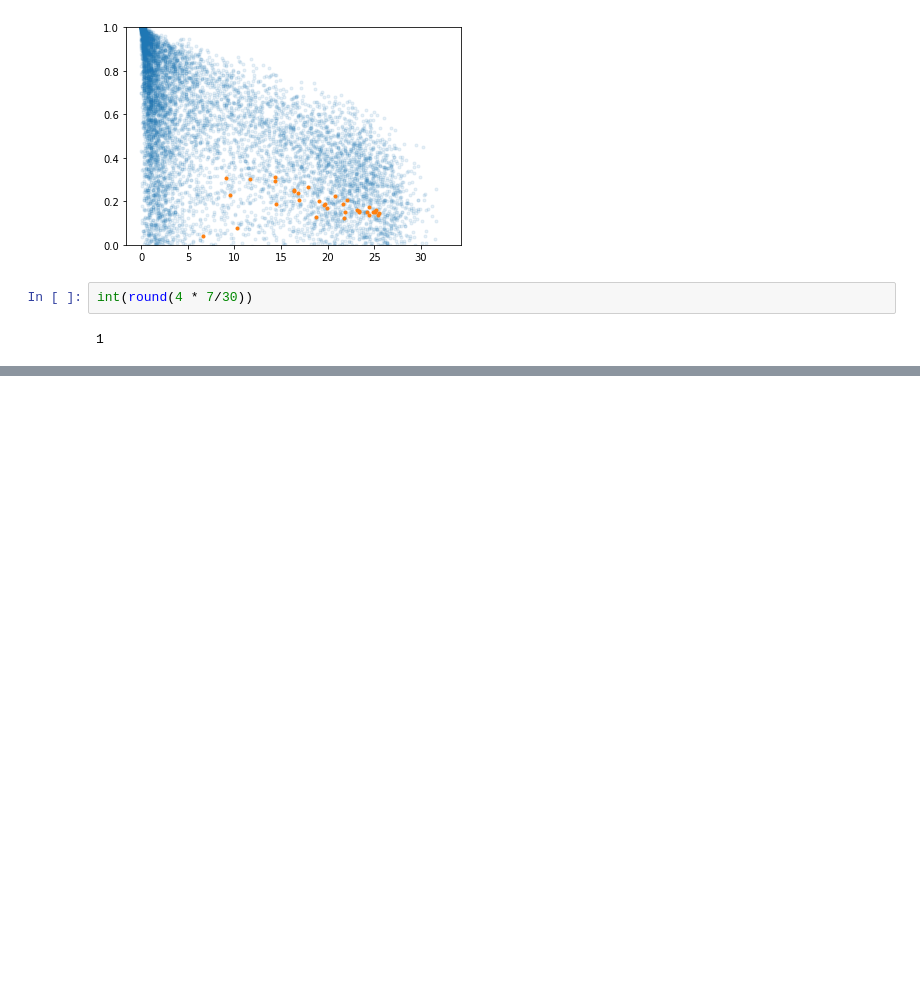
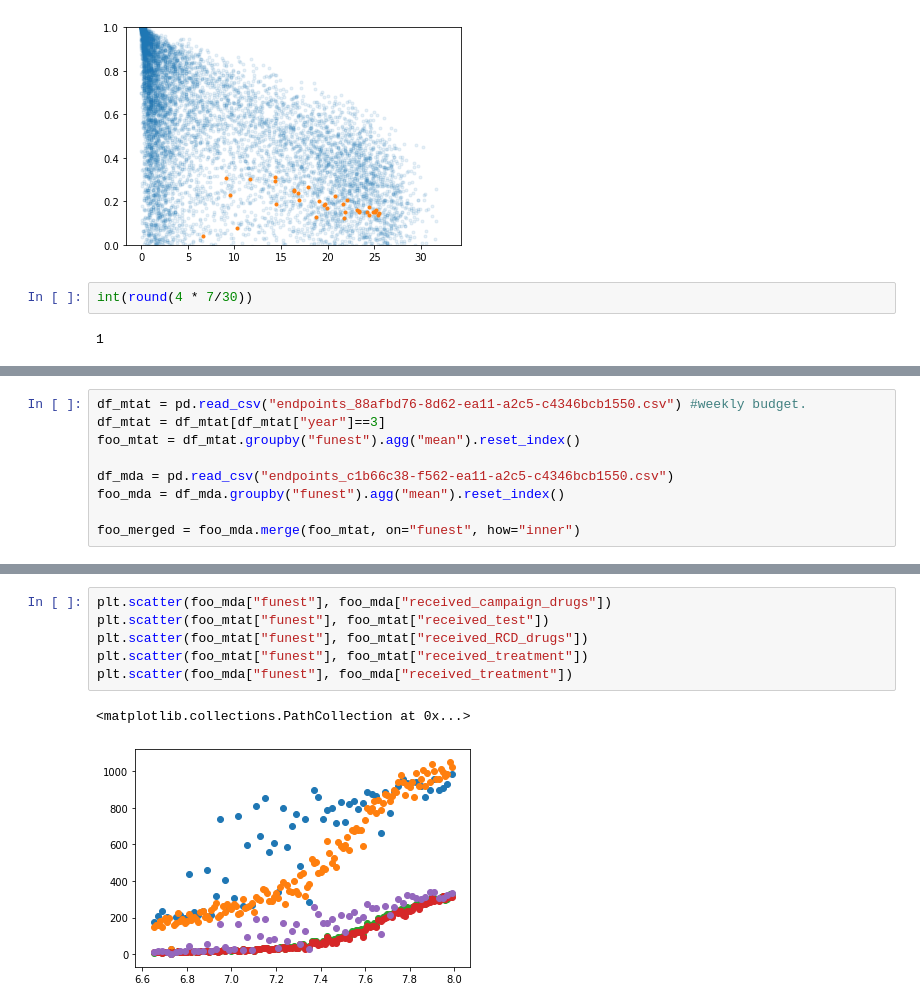
Before and after one commit to jgsuresh/sandbox-jsuresh, a Jupyter notebook: rcd_smallscale_sims/simulation_impact_plots.ipynb, the cells around one changed output, grey strips where cells are left out. Cells and saved outputs as stored; diff of their text form; blank space fills up the shorter version.

```diff
--- a/rcd_smallscale_sims/simulation_impact_plots.ipynb
+++ b/rcd_smallscale_sims/simulation_impact_plots.ipynb
@@ -858,0 +877,9 @@ int(round(4 * 7/30))
+# %%
+df_mtat = pd.read_csv("endpoints_88afbd76-8d62-ea11-a2c5-c4346bcb1550.csv") #weekly budget.
+df_mtat = df_mtat[df_mtat["year"]==3]
+foo_mtat = df_mtat.groupby("funest").agg("mean").reset_index()
+
+df_mda = pd.read_csv("endpoints_c1b66c38-f562-ea11-a2c5-c4346bcb1550.csv")
+foo_mda = df_mda.groupby("funest").agg("mean").reset_index()
+
+foo_merged = foo_mda.merge(foo_mtat, on="funest", how="inner")
@@ -858,0 +911,9 @@ int(round(4 * 7/30))
+# %%
+plt.scatter(foo_mda["funest"], foo_mda["received_campaign_drugs"])
+plt.scatter(foo_mtat["funest"], foo_mtat["received_test"])
+plt.scatter(foo_mtat["funest"], foo_mtat["received_RCD_drugs"])
+plt.scatter(foo_mtat["funest"], foo_mtat["received_treatment"])
+plt.scatter(foo_mda["funest"], foo_mda["received_treatment"])
+# %% [output]
+<matplotlib.collections.PathCollection at 0x...>
+[figure, added]
```
Also changed, not shown: parts of 17 cells of this notebook, 8 other files.
